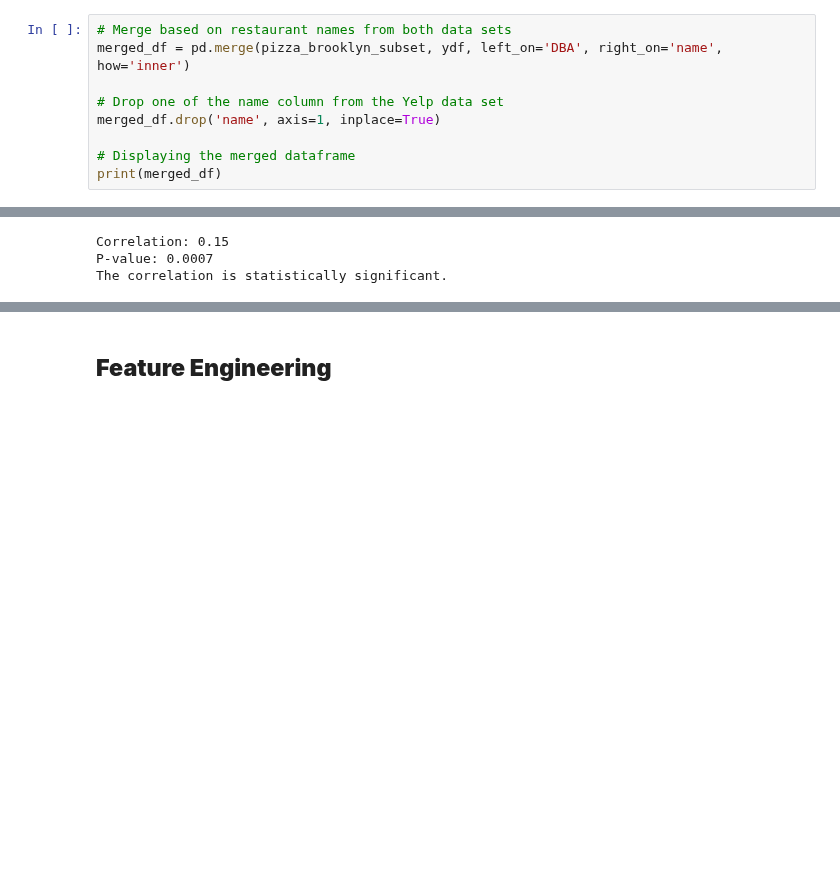
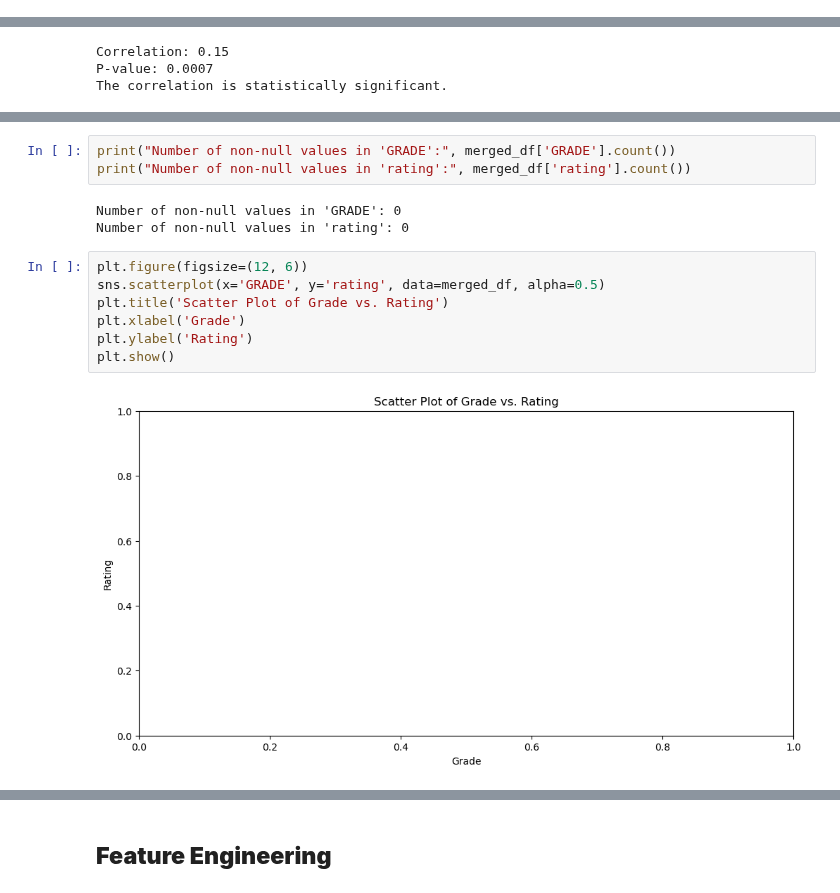
Before and after one commit to JoeBwonKenobi/NYCRestarauntInspections, a Jupyter notebook: Hypothesis Testing.ipynb, the cells around one changed output, grey strips where cells are left out. Saved outputs shown, nothing was run; the diff lists cells and outputs as text; blank space fills up the shorter version.

```diff
--- a/Hypothesis Testing.ipynb
+++ b/Hypothesis Testing.ipynb
@@ -183,12 +157,3 @@ Merged DataFrame:
 507  {'address1': '905 Church Ave', 'address2': '',...   both
 
 [508 rows x 30 columns]
-# %%
-# Merge based on restaurant names from both data sets
-merged_df = pd.merge(pizza_brooklyn_subset, ydf, left_on='DBA', right_on='name', how='inner')
-
-# Drop one of the name column from the Yelp data set
-merged_df.drop('name', axis=1, inplace=True)
-
-# Displaying the merged dataframe
-print(merged_df)
@@ -260,0 +257,15 @@ plt.show()
+# %%
+print("Number of non-null values in 'GRADE':", merged_df['GRADE'].count())
+print("Number of non-null values in 'rating':", merged_df['rating'].count())
+# %% [output]
+Number of non-null values in 'GRADE': 0
+Number of non-null values in 'rating': 0
+# %%
+plt.figure(figsize=(12, 6))
+sns.scatterplot(x='GRADE', y='rating', data=merged_df, alpha=0.5)
+plt.title('Scatter Plot of Grade vs. Rating')
+plt.xlabel('Grade')
+plt.ylabel('Rating')
+plt.show()
+# %% [output]
+[figure, added]
```
Also changed, not shown: parts of 19 cells of this notebook.
